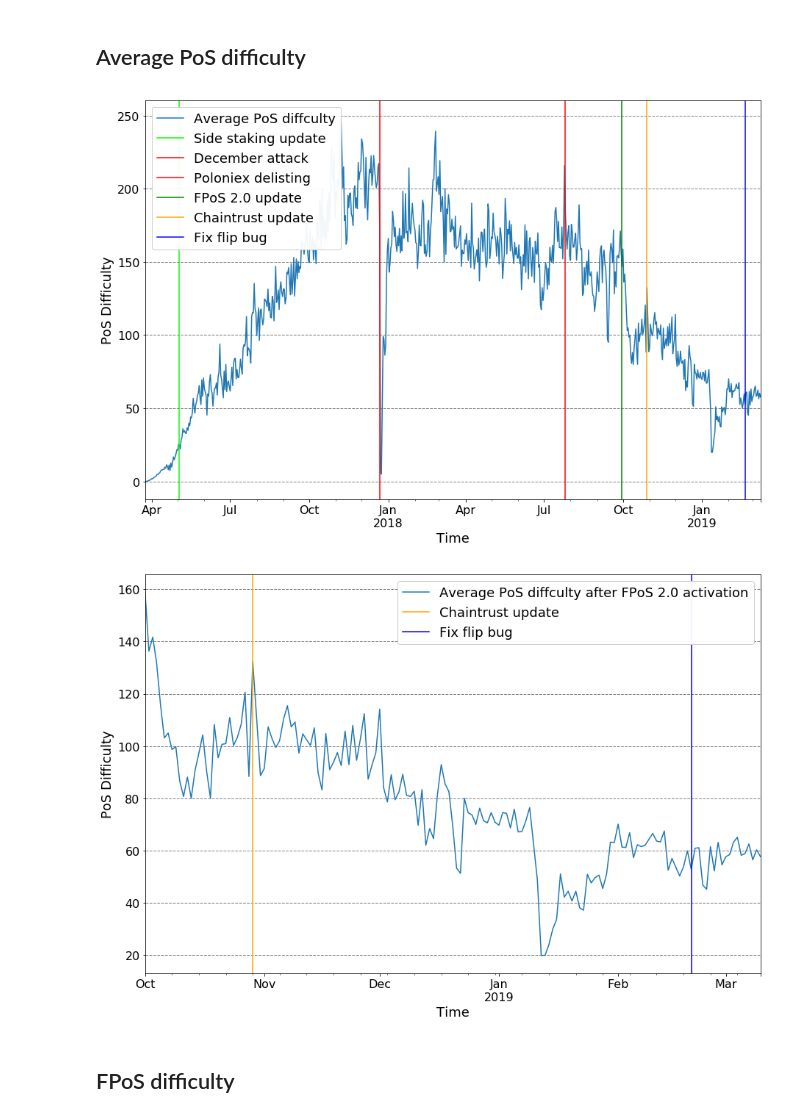
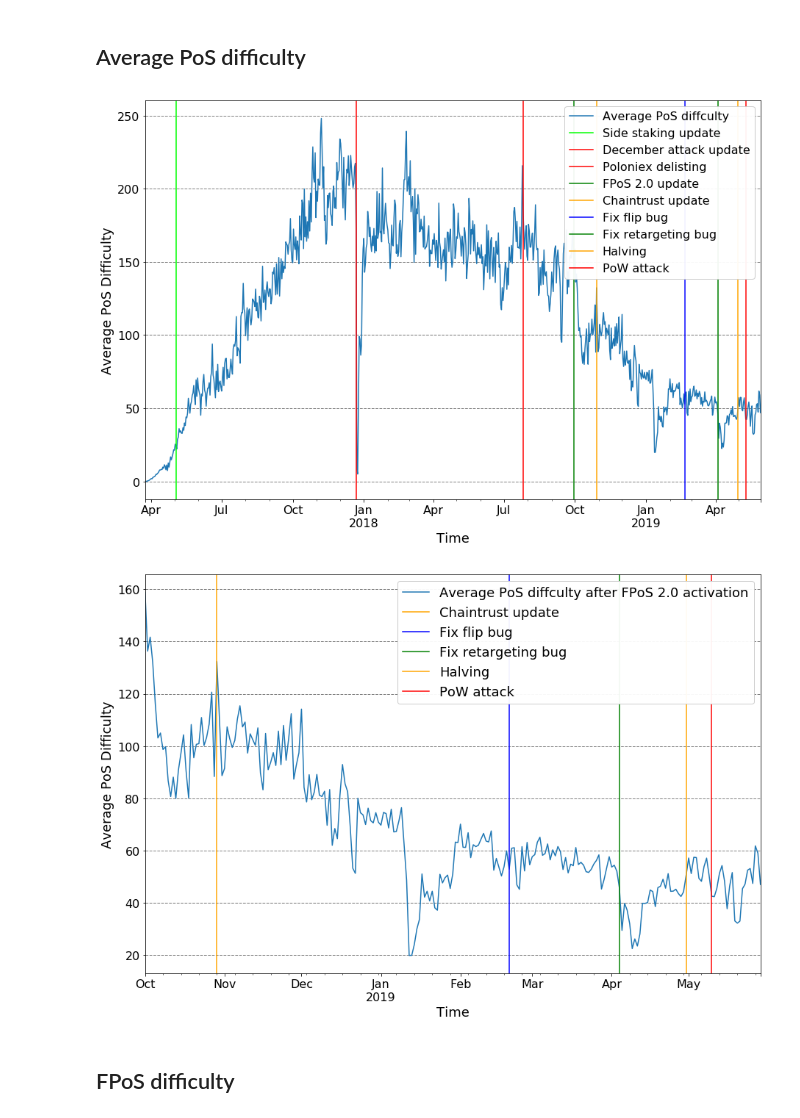
Before and after one commit to PinkNextDev/PinkMonitor, a Jupyter notebook: Pinkcoin_difficulty_statistics.ipynb, the cells around one changed output. Saved outputs shown, nothing was run; the diff lists cells and outputs as text; code cells hidden in the pictures.

```diff
--- a/Pinkcoin_difficulty_statistics.ipynb
+++ b/Pinkcoin_difficulty_statistics.ipynb
@@ -152,29 +161,32 @@ plt.legend(loc="upper left", framealpha=0.95, prop={"size": 18});
 # %%
 av_diff_pos_data.plot(
     y="av_diff",
     figsize=(15, 10),
     label="Average PoS diffculty"
 )
 
 ax = plt.gca()
 ax.tick_params(axis="both", which="major", labelsize=24)
 ax.tick_params(axis="both", which="major", labelsize=16)
 
 ax.yaxis.grid(which="major", color="grey", linestyle="--", linewidth=1)
 
 plt.xlabel("Time", fontsize=18)
 plt.ylabel("Average PoS Difficulty", fontsize=18)
 
 plt.axvline(x=datetime(2017, 5, 3), ymin=0, ymax=2, color="lime", label="Side staking update")
-plt.axvline(x=datetime(2017, 12, 22), ymin=0, ymax=2, color="red", label="December attack")
+plt.axvline(x=datetime(2017, 12, 22), ymin=0, ymax=2, color="red", label="December attack update")
 plt.axvline(x=datetime(2018, 7,26), ymin=0, ymax=2, color="red", label="Poloniex delisting")
 plt.axvline(x=datetime(2018, 9, 30), ymin=0, ymax=2, color="green", label="FPoS 2.0 update")
 plt.axvline(x=datetime(2018, 10, 29), ymin=0, ymax=2, color="orange", label="Chaintrust update")
 plt.axvline(x=datetime(2019, 2, 20), ymin=0, ymax=2, color="blue", label="Fix flip bug")
+plt.axvline(x=datetime(2019, 4, 4), ymin=0, ymax=2, color="green", label="Fix retargeting bug")
+plt.axvline(x=datetime(2019, 4, 30), ymin=0, ymax=2, color="orange", label="Halving")
+plt.axvline(x=datetime(2019, 5, 10), ymin=0, ymax=2, color="red", label="PoW attack")
 
-plt.legend(loc="upper left", framealpha=0.95, prop={"size": 18});
+plt.legend(loc="upper right", framealpha=0.95, prop={"size": 16});
 # %% [output]
-[figure, old version]
+[figure, new version]
 # %%
 FPoS20_start_date = "2018-10-01 00:00:00"
 pos_fpos20_data = av_diff_pos_data.truncate(before=pd.Timestamp(FPoS20_start_date))
@@ -197,10 +209,13 @@ plt.ylabel('Average PoS Difficulty', fontsize=18)
 
 plt.axvline(x=datetime(2018, 10, 29), ymin=0, ymax=2, color="orange", label="Chaintrust update")
 plt.axvline(x=datetime(2019, 2, 20), ymin=0, ymax=2, color="blue", label="Fix flip bug")
+plt.axvline(x=datetime(2019, 4, 4), ymin=0, ymax=2, color="green", label="Fix retargeting bug")
+plt.axvline(x=datetime(2019, 4, 30), ymin=0, ymax=2, color="orange", label="Halving")
+plt.axvline(x=datetime(2019, 5, 10), ymin=0, ymax=2, color="red", label="PoW attack")
 
 plt.legend(loc="upper right", framealpha=0.95, prop={"size": 18});
 # %% [output]
-[figure, old version]
+[figure, new version]
 # %%
 engine = create_engine(config.DB_CONFIG)
 with engine.connect() as conn, conn.begin():
```
Also changed, not shown: parts of 8 cells of this notebook, 4 other files.
